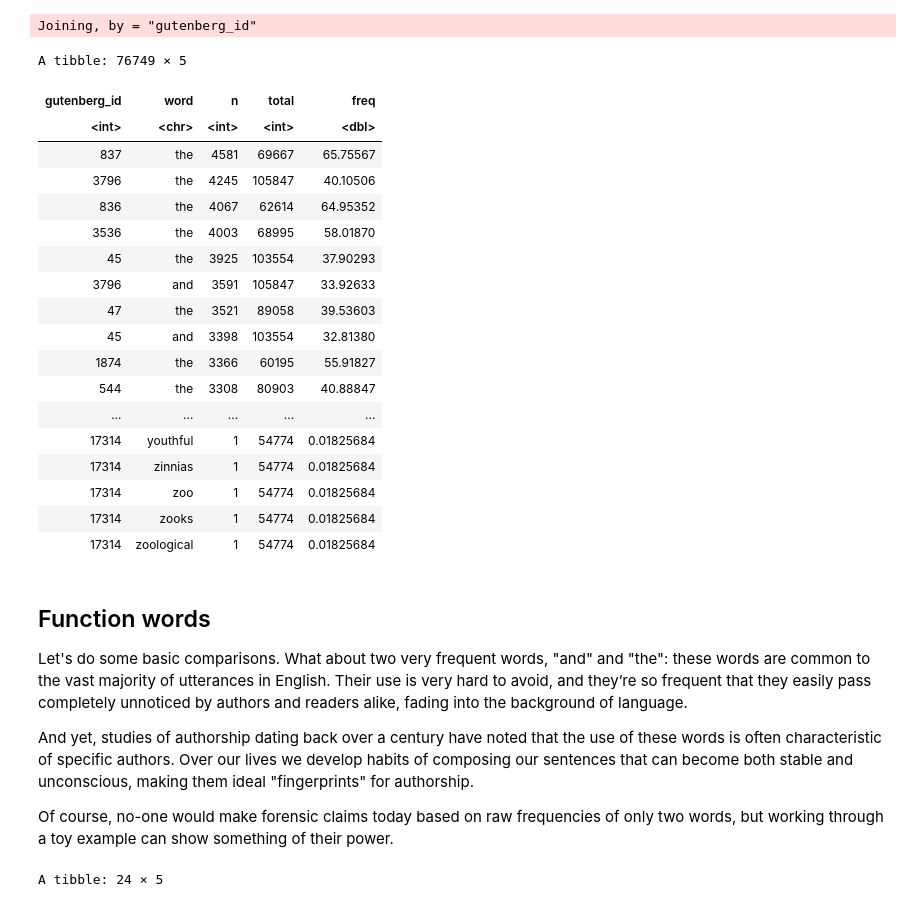
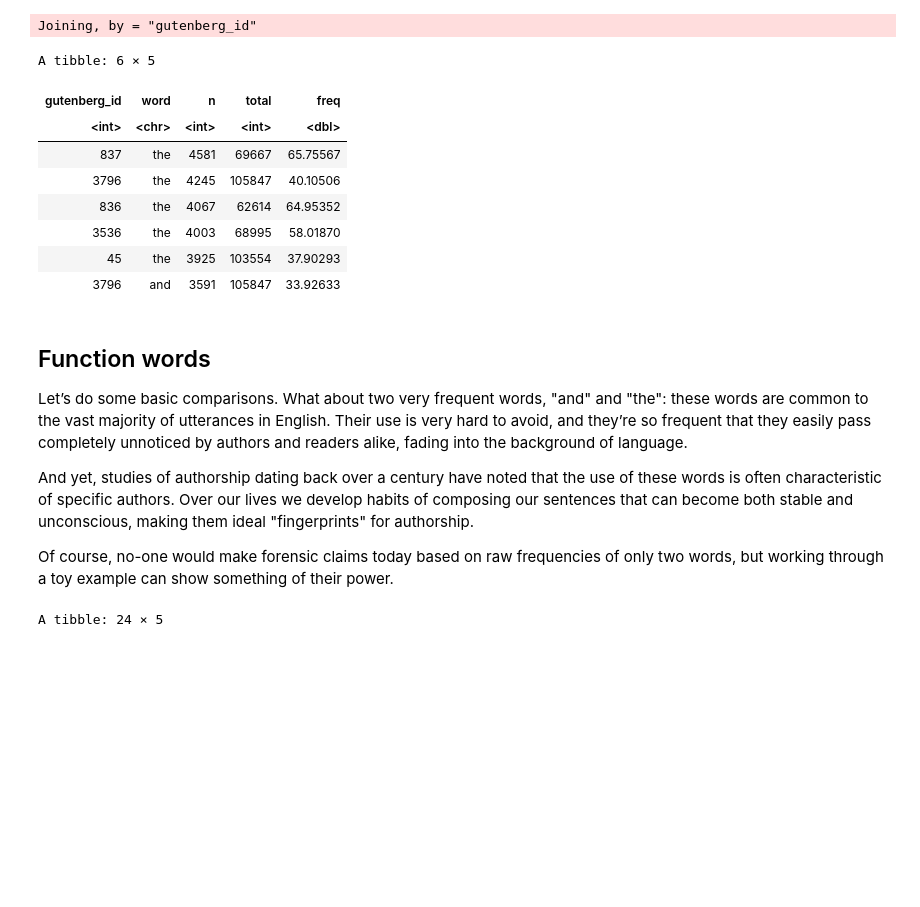
Before and after one commit to cwf2/rostock_r, a Jupyter notebook: 4 - Words.ipynb, the cells around one changed output. Saved outputs shown, nothing was run; the diff lists cells and outputs as text; code cells hidden in the pictures; blank space fills up the shorter version.

```diff
--- a/4 - Words.ipynb
+++ b/4 - Words.ipynb
@@ -258,7 +273,7 @@ tibble [104,478 × 2] (S3: tbl_df/tbl/data.frame)
 The corpus now has over 100,000 lines of text! Next, we'll tokenize into words:
 # %%
 corpus_words <- corpus_lines %>%
-    unnest_tokens(word, text)
+    unnest_tokens(output=word, input=text)
 # %%
 str(corpus_words)
 # %% [output]
@@ -406,31 +424,21 @@ counts_by_book <- counts_by_book %>%
 # %% [output]
 Joining, by = "gutenberg_id"
 # %%
-counts_by_book
+head(counts_by_book)
 # %% [output]
-A tibble: 76749 × 5
+A tibble: 6 × 5
 | gutenberg_id | word | n | total | freq |
 | <int> | <chr> | <int> | <int> | <dbl> |
 | 837 | the | 4581 | 69667 | 65.75567 |
 | 3796 | the | 4245 | 105847 | 40.10506 |
 | 836 | the | 4067 | 62614 | 64.95352 |
 | 3536 | the | 4003 | 68995 | 58.01870 |
 | 45 | the | 3925 | 103554 | 37.90293 |
 | 3796 | and | 3591 | 105847 | 33.92633 |
-| 47 | the | 3521 | 89058 | 39.53603 |
-| 45 | and | 3398 | 103554 | 32.81380 |
-| 1874 | the | 3366 | 60195 | 55.91827 |
-| 544 | the | 3308 | 80903 | 40.88847 |
-| ... | ... | ... | ... | ... |
-| 17314 | youthful | 1 | 54774 | 0.01825684 |
-| 17314 | zinnias | 1 | 54774 | 0.01825684 |
-| 17314 | zoo | 1 | 54774 | 0.01825684 |
-| 17314 | zooks | 1 | 54774 | 0.01825684 |
-| 17314 | zoological | 1 | 54774 | 0.01825684 |
 # %% [markdown]
 ## Function words
 
-Let's do some basic comparisons. What about two very frequent words, "and" and "the": these words are common to the vast majority of utterances in English. Their use is very hard to avoid, and they’re so frequent that they easily pass completely unnoticed by authors and readers alike, fading into the background of language.
+Let’s do some basic comparisons. What about two very frequent words, "and" and "the": these words are common to the vast majority of utterances in English. Their use is very hard to avoid, and they’re so frequent that they easily pass completely unnoticed by authors and readers alike, fading into the background of language.
 
 And yet, studies of authorship dating back over a century have noted that the use of these words is often characteristic of specific authors. Over our lives we develop habits of composing our sentences that can become both stable and unconscious, making them ideal "fingerprints" for authorship.
 
```
Also changed, not shown: parts of 32 cells of this notebook, 1 other file.
